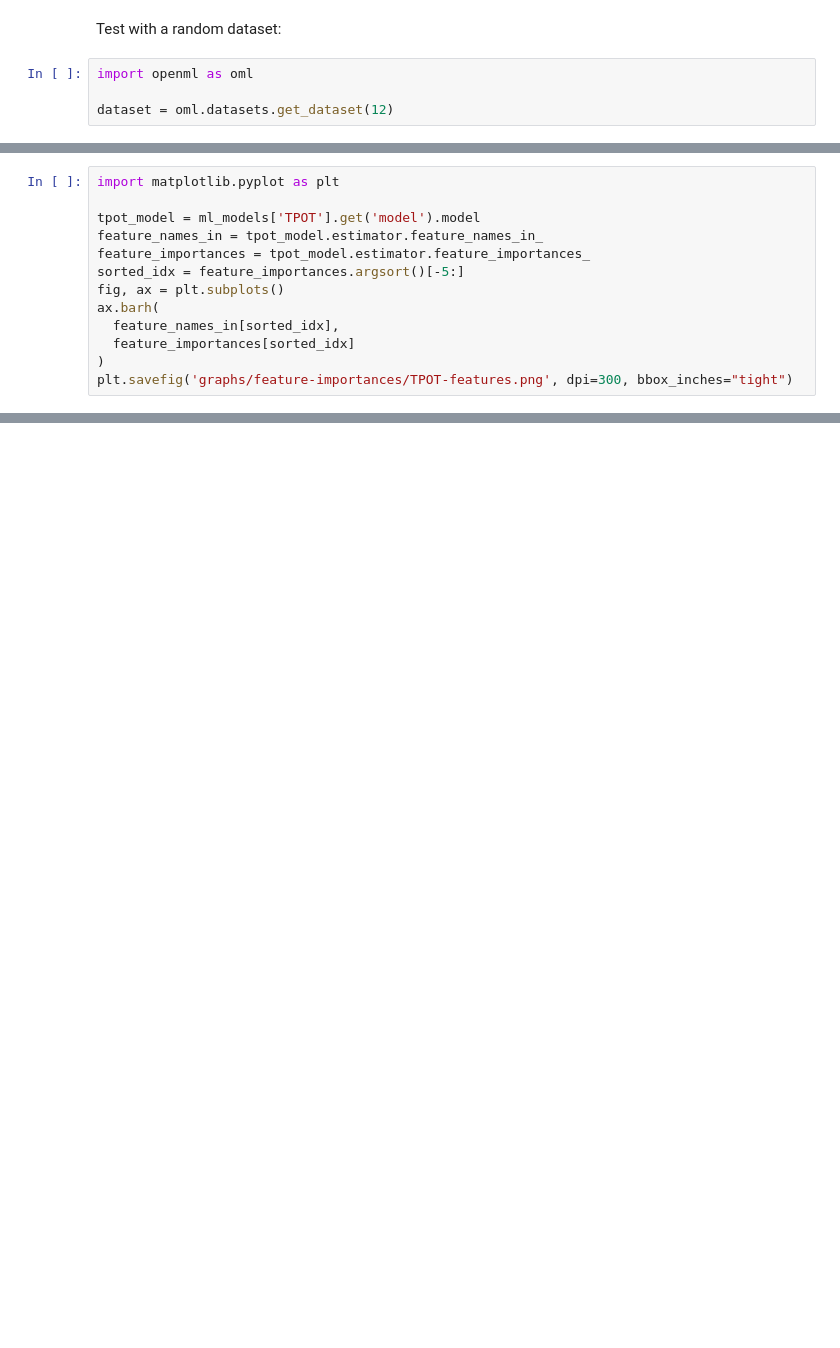
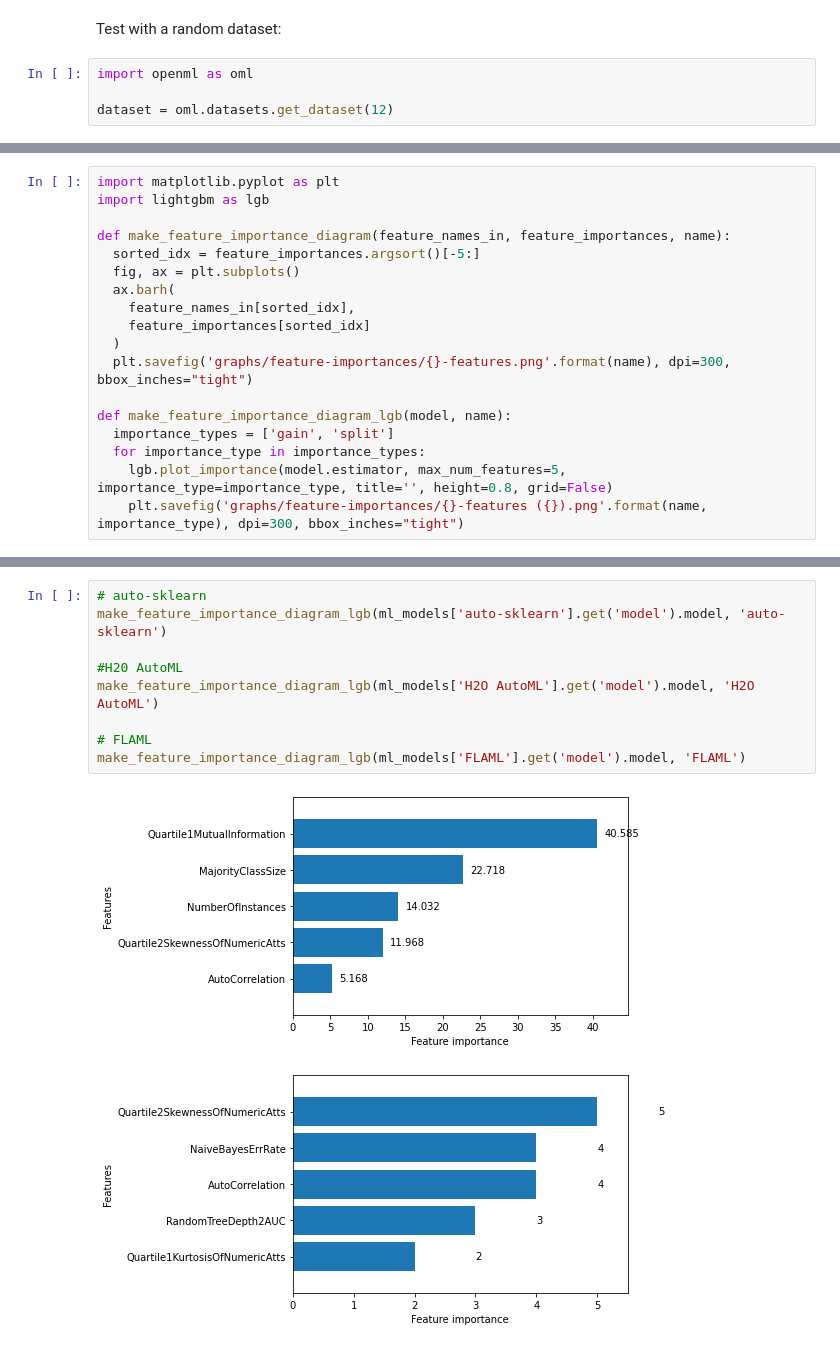
Before and after one commit to fvholten/AutoMLSelector, a Jupyter notebook: scripts/test-automlselector.ipynb, the cells around one changed output, grey strips where cells are left out. Saved outputs shown, nothing was run; the diff lists cells and outputs as text; blank space fills up the shorter version.

Commit message:
update graphs

```diff
--- a/scripts/test-automlselector.ipynb
+++ b/scripts/test-automlselector.ipynb
@@ -73,13 +53,18 @@ TransmogrifAI : [[1. 0.]]
 # %%
 import matplotlib.pyplot as plt
+import lightgbm as lgb
 
-tpot_model = ml_models['TPOT'].get('model').model
-feature_names_in = tpot_model.estimator.feature_names_in_
-feature_importances = tpot_model.estimator.feature_importances_
-sorted_idx = feature_importances.argsort()[-5:]
-fig, ax = plt.subplots()
-ax.barh(
-  feature_names_in[sorted_idx],
-  feature_importances[sorted_idx]
-)
-plt.savefig('graphs/feature-importances/TPOT-features.png', dpi=300, bbox_inches="tight")
+def make_feature_importance_diagram(feature_names_in, feature_importances, name):
+  sorted_idx = feature_importances.argsort()[-5:]
+  fig, ax = plt.subplots()
+  ax.barh(
+    feature_names_in[sorted_idx],
+    feature_importances[sorted_idx]
+  )
+  plt.savefig('graphs/feature-importances/{}-features.png'.format(name), dpi=300, bbox_inches="tight")
+
+def make_feature_importance_diagram_lgb(model, name):
+  importance_types = ['gain', 'split']
+  for importance_type in importance_types:
+    lgb.plot_importance(model.estimator, max_num_features=5, importance_type=importance_type, title='', height=0.8, grid=False)
+    plt.savefig('graphs/feature-importances/{}-features ({}).png'.format(name, importance_type), dpi=300, bbox_inches="tight")
@@ -176,0 +93,12 @@ plt.savefig('graphs/feature-importances/TransmogrifAI-features.png', dpi=300, bb
+# %%
+# auto-sklearn
+make_feature_importance_diagram_lgb(ml_models['auto-sklearn'].get('model').model, 'auto-sklearn')
+
+#H20 AutoML
+make_feature_importance_diagram_lgb(ml_models['H2O AutoML'].get('model').model, 'H2O AutoML')
+
+# FLAML
+make_feature_importance_diagram_lgb(ml_models['FLAML'].get('model').model, 'FLAML')
+# %% [output]
+[figure, added]
+[figure, added]
```
Also changed, not shown: parts of 13 cells of this notebook, 6 other files.
